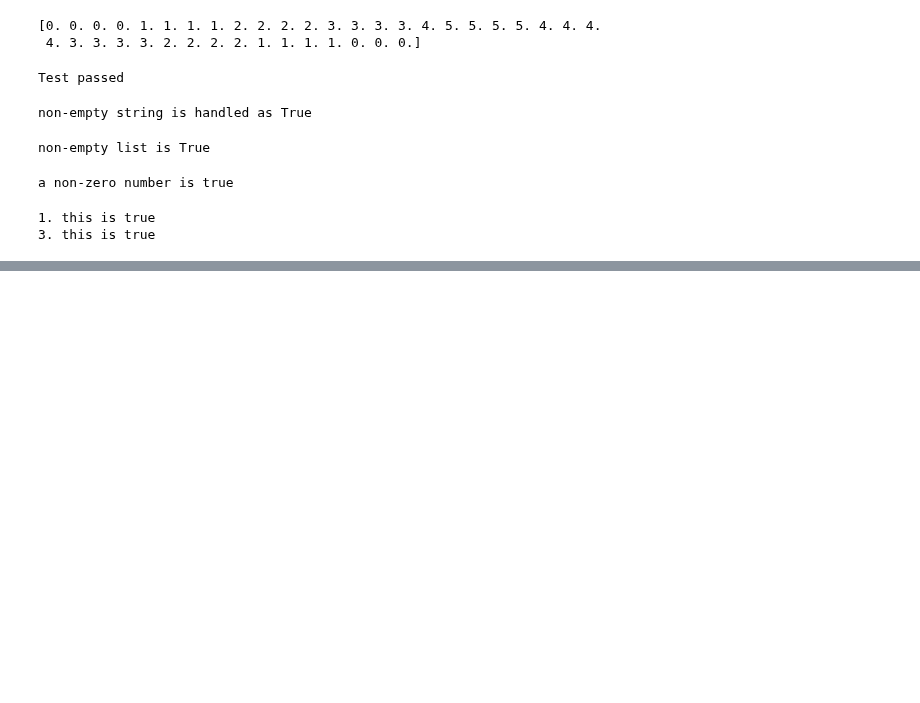
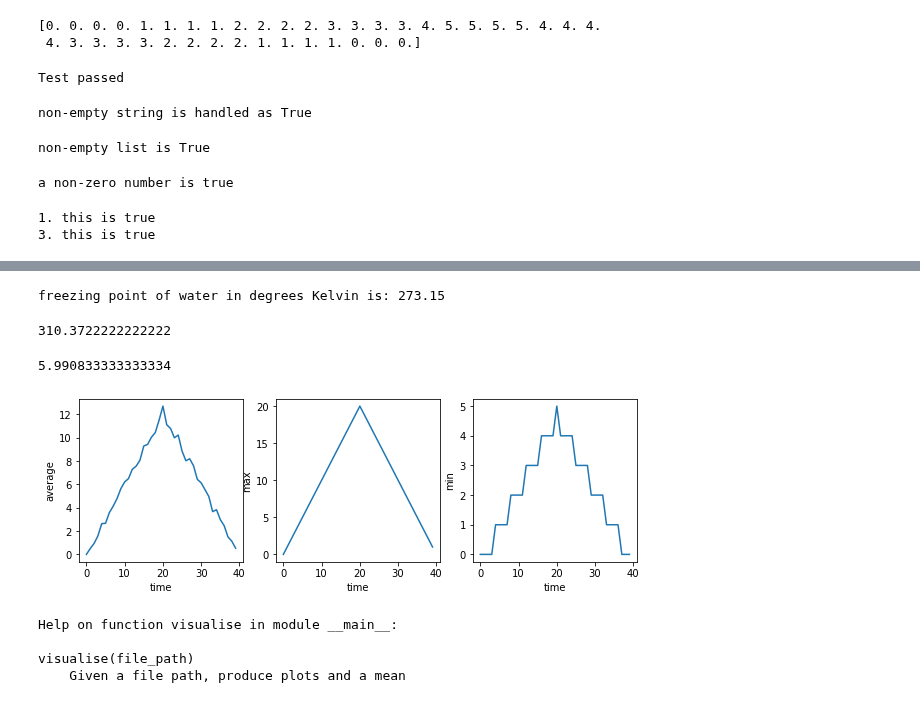
Before and after one commit to 4TUResearchData-Carpentries/workshop_notes, a Jupyter notebook: python_day2.ipynb, the cells around one changed output, grey strips where cells are left out. Drawn from its saved outputs; the diff is of its cells as text; code cells hidden in the pictures; blank space fills up the shorter version.

```diff
--- a/python_day2.ipynb
+++ b/python_day2.ipynb
@@ -272,0 +312,4 @@ print(
+# %%
+print('freezing point of water in degrees Kelvin is:', cel_to_kel(0))
+# %% [output]
+freezing point of water in degrees Kelvin is: 273.15
@@ -272,0 +321,48 @@ print(
+# %%
+fahr_to_kel(99)
+# %% [output]
+310.3722222222222
+# %%
+def visualise(file_path):
+    """
+    Given a file path, produce plots and a mean
+    """
+
+    # load inflammation file
+    data = numpy.loadtxt(fname=file_path,delimiter=',')
+
+    # set dimensions of figure
+    fig = matplotlib.pyplot.figure(figsize=(10., 3.))
+
+    # set plot number, arrangement and position
+    axes1 = fig.add_subplot(1, 3, 1)
+    axes2 = fig.add_subplot(1, 3, 2)
+    axes3 = fig.add_subplot(1, 3, 3)
+
+    # prepare plot 1
+    axes1.set_ylabel('average')
+    axes1.set_xlabel('time')
+    axes1.plot(numpy.mean(data, axis=0))
+
+    #
+    axes2.set_ylabel('max')
+    axes2.set_xlabel('time')
+    axes2.plot(numpy.amax(data, axis=0))
+
+    #
+    axes3.set_ylabel('min')
+    axes3.set_xlabel('time')
+    axes3.plot(numpy.amin(data, axis=0))
+
+    #
+    matplotlib.pyplot.savefig('inflammation.png')
+
+    #
+    return numpy.mean(data)  # fully optional
+# %%
+# visualise(data)
+# visualise('data/inflammation-01.csv')
+visualise('data/inflammation-02.csv')
+# %% [output]
+5.990833333333334
+[figure, added]
@@ -272,0 +373,7 @@ print(
+# %%
+help(visualise)
+# %% [output]
+Help on function visualise in module __main__:
+
+visualise(file_path)
+    Given a file path, produce plots and a mean
```
Also changed, not shown: parts of 22 cells of this notebook.
